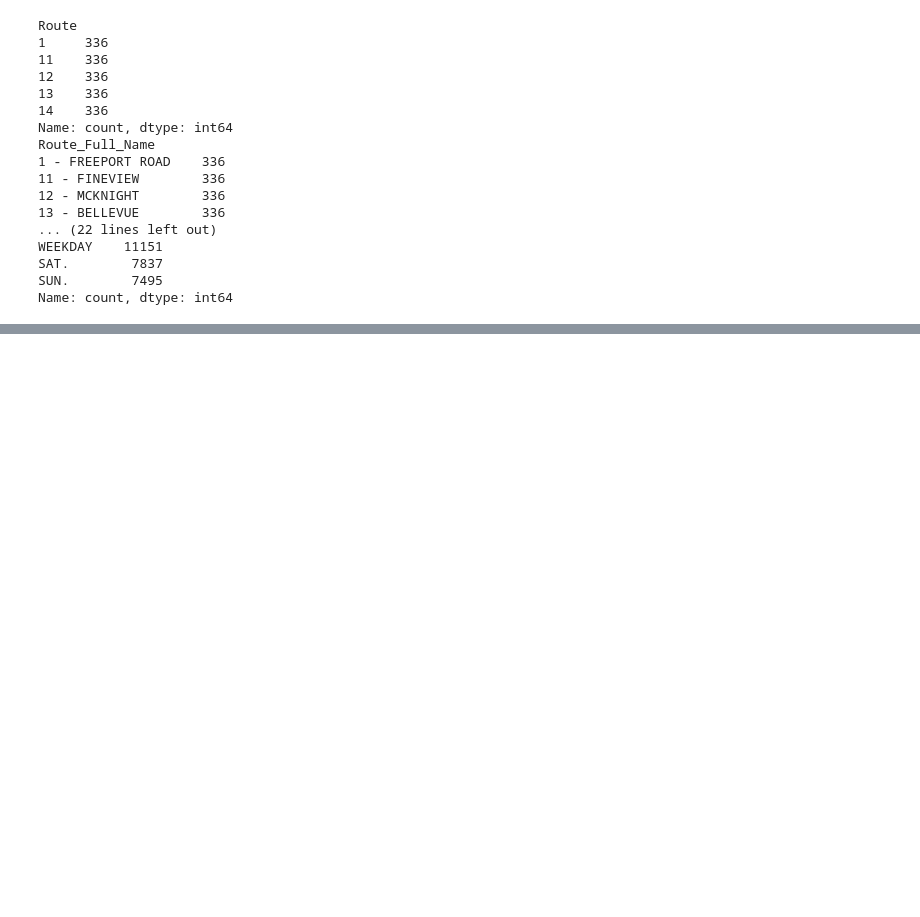
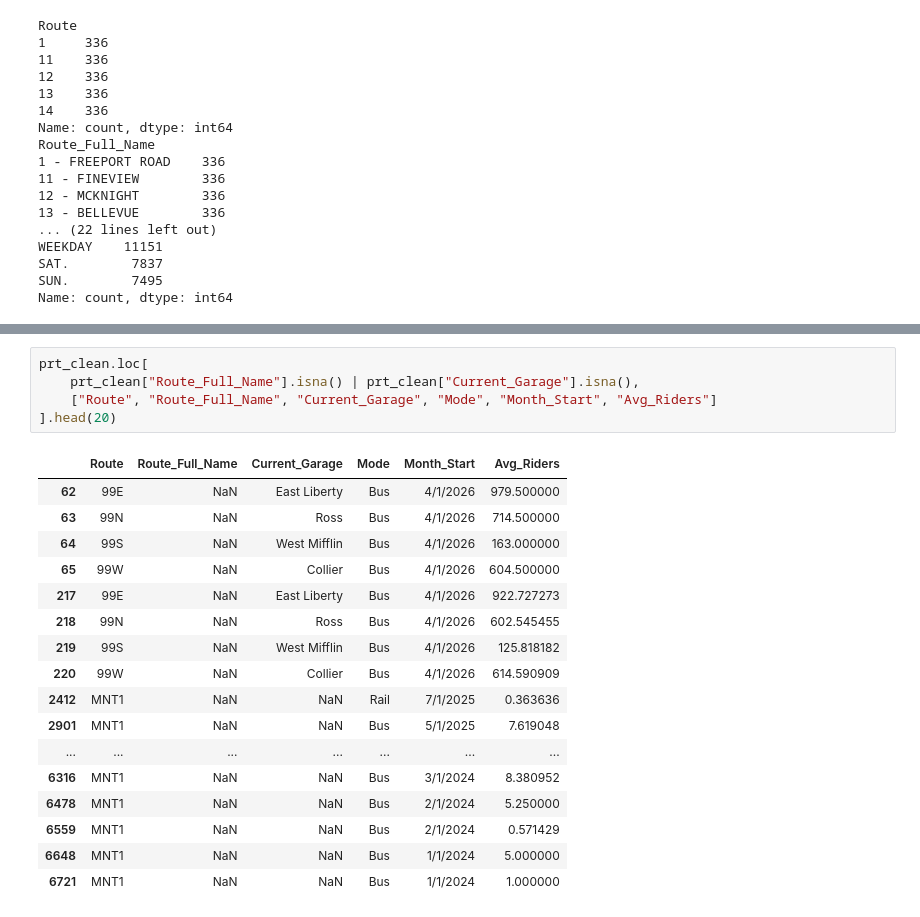
Before and after one commit to jam1314-web/PRT-monthly-data, a Jupyter notebook: Prt data cleaning.ipynb, the cells around one changed output, grey strips where cells are left out. Cells and saved outputs as stored; diff of their text form; blank space fills up the shorter version.

```diff
--- a/Prt data cleaning.ipynb
+++ b/Prt data cleaning.ipynb
@@ -73,0 +127,23 @@ Name: count, dtype: int64
+# %%
+prt_clean.loc[
+    prt_clean["Route_Full_Name"].isna() | prt_clean["Current_Garage"].isna(),
+    ["Route", "Route_Full_Name", "Current_Garage", "Mode", "Month_Start", "Avg_Riders"]
+].head(20)
+# %% [output]
+|  | Route | Route_Full_Name | Current_Garage | Mode | Month_Start | Avg_Riders |
+| 62 | 99E | NaN | East Liberty | Bus | 4/1/2026 | 979.500000 |
+| 63 | 99N | NaN | Ross | Bus | 4/1/2026 | 714.500000 |
+| 64 | 99S | NaN | West Mifflin | Bus | 4/1/2026 | 163.000000 |
+| 65 | 99W | NaN | Collier | Bus | 4/1/2026 | 604.500000 |
+| 217 | 99E | NaN | East Liberty | Bus | 4/1/2026 | 922.727273 |
+| 218 | 99N | NaN | Ross | Bus | 4/1/2026 | 602.545455 |
+| 219 | 99S | NaN | West Mifflin | Bus | 4/1/2026 | 125.818182 |
+| 220 | 99W | NaN | Collier | Bus | 4/1/2026 | 614.590909 |
+| 2412 | MNT1 | NaN | NaN | Rail | 7/1/2025 | 0.363636 |
+| 2901 | MNT1 | NaN | NaN | Bus | 5/1/2025 | 7.619048 |
+| ... | ... | ... | ... | ... | ... | ... |
+| 6316 | MNT1 | NaN | NaN | Bus | 3/1/2024 | 8.380952 |
+| 6478 | MNT1 | NaN | NaN | Bus | 2/1/2024 | 5.250000 |
+| 6559 | MNT1 | NaN | NaN | Bus | 2/1/2024 | 0.571429 |
+| 6648 | MNT1 | NaN | NaN | Bus | 1/1/2024 | 5.000000 |
+| 6721 | MNT1 | NaN | NaN | Bus | 1/1/2024 | 1.000000 |
```
Also changed, not shown: parts of 26 cells of this notebook, 1 other file.
